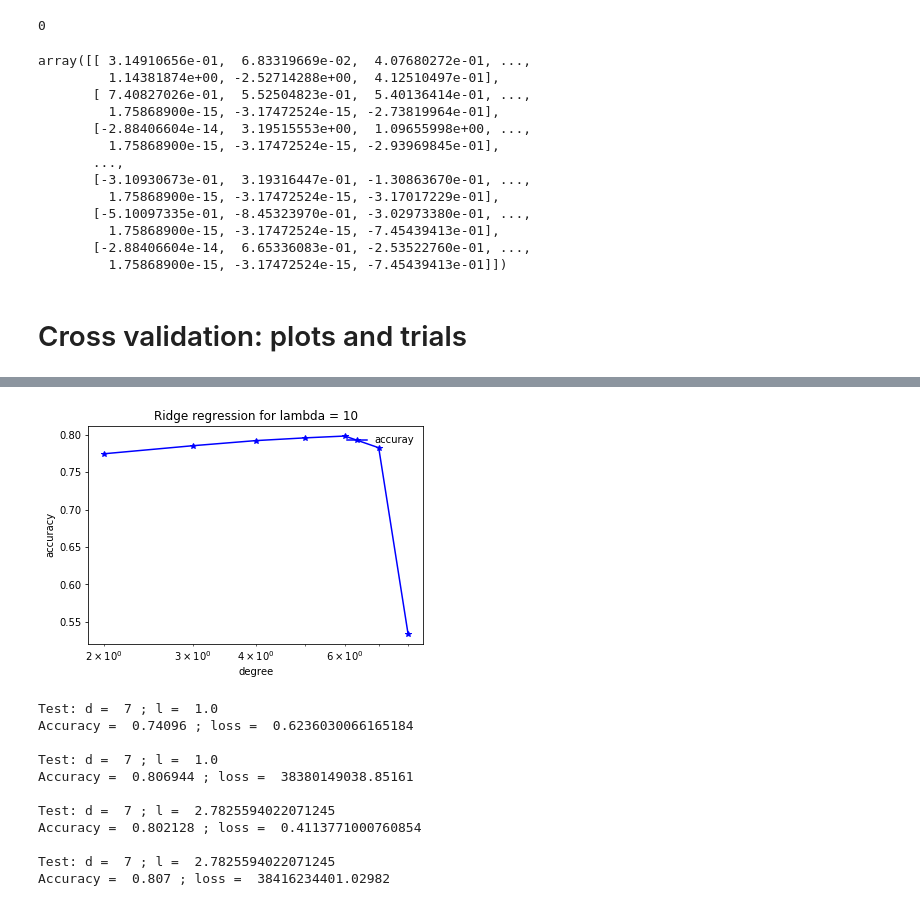
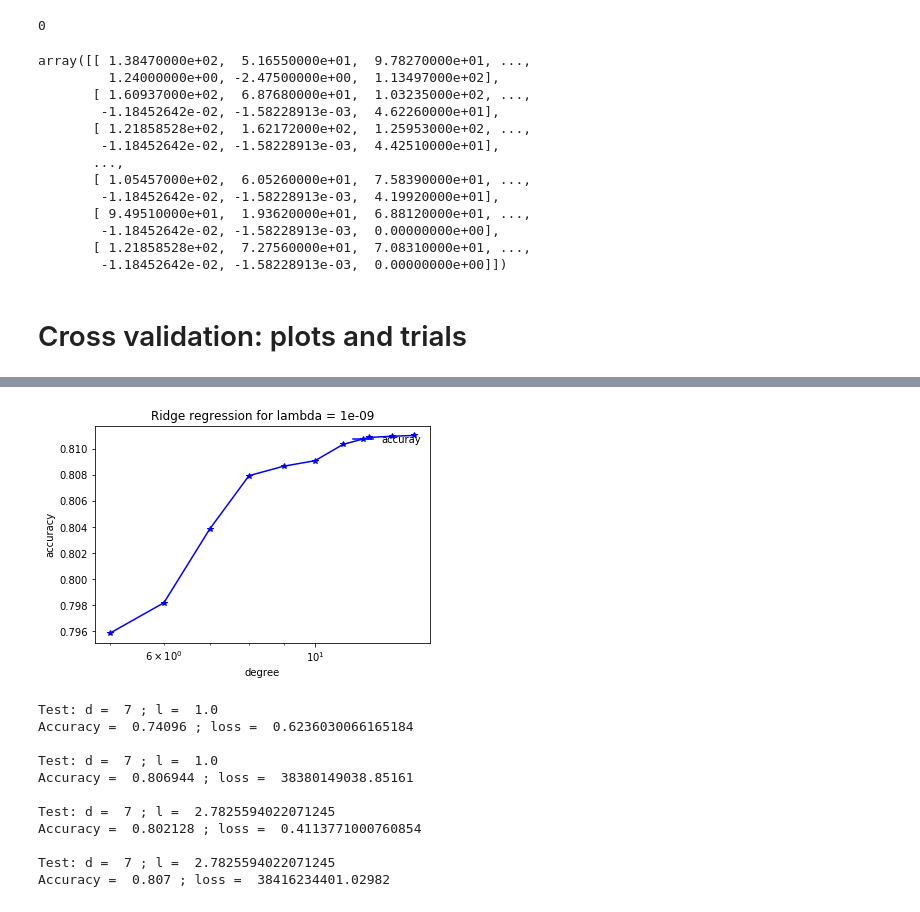
Before and after one commit to mikanikos/Higgs-Boson-Challenge, a Jupyter notebook: project.ipynb, the cells around one changed output, grey strips where cells are left out. Drawn from its saved outputs; the diff is of its cells as text; code cells hidden in the pictures.

```diff
--- a/project.ipynb
+++ b/project.ipynb
@@ -89,26 +99,28 @@ np.count_nonzero(tx_tr == -999)
 # %% [markdown]
 Cleaning data, standardizing and adding constant column
 # %%
-tx_tr, tx_te = process_data(tx_tr, tx_te, y_tr, y_te)
+tx_tr = clean_data(tx_tr)
+tx_te = clean_data(tx_te)
+
 np.count_nonzero(tx_tr == -999)
 # %% [output]
 0
 # %%
 tx_tr
 # %% [output]
-array([[ 3.14910656e-01,  6.83319669e-02,  4.07680272e-01, ...,
-         1.14381874e+00, -2.52714288e+00,  4.12510497e-01],
-       [ 7.40827026e-01,  5.52504823e-01,  5.40136414e-01, ...,
-         1.75868900e-15, -3.17472524e-15, -2.73819964e-01],
-       [-2.88406604e-14,  3.19515553e+00,  1.09655998e+00, ...,
-         1.75868900e-15, -3.17472524e-15, -2.93969845e-01],
+array([[ 1.38470000e+02,  5.16550000e+01,  9.78270000e+01, ...,
+         1.24000000e+00, -2.47500000e+00,  1.13497000e+02],
+       [ 1.60937000e+02,  6.87680000e+01,  1.03235000e+02, ...,
+        -1.18452642e-02, -1.58228913e-03,  4.62260000e+01],
+       [ 1.21858528e+02,  1.62172000e+02,  1.25953000e+02, ...,
+        -1.18452642e-02, -1.58228913e-03,  4.42510000e+01],
        ...,
-       [-3.10930673e-01,  3.19316447e-01, -1.30863670e-01, ...,
-         1.75868900e-15, -3.17472524e-15, -3.17017229e-01],
-       [-5.10097335e-01, -8.45323970e-01, -3.02973380e-01, ...,
-         1.75868900e-15, -3.17472524e-15, -7.45439413e-01],
-       [-2.88406604e-14,  6.65336083e-01, -2.53522760e-01, ...,
-         1.75868900e-15, -3.17472524e-15, -7.45439413e-01]])
+       [ 1.05457000e+02,  6.05260000e+01,  7.58390000e+01, ...,
+        -1.18452642e-02, -1.58228913e-03,  4.19920000e+01],
+       [ 9.49510000e+01,  1.93620000e+01,  6.88120000e+01, ...,
+        -1.18452642e-02, -1.58228913e-03,  0.00000000e+00],
+       [ 1.21858528e+02,  7.27560000e+01,  7.08310000e+01, ...,
+        -1.18452642e-02, -1.58228913e-03,  0.00000000e+00]])
 # %% [markdown]
 # Cross validation: plots and trials
 # %%
@@ -116,11 +128,11 @@ from plots import cross_validation_visualization
 
 def cross_validation_demo():
     seed = 10
-    degree = 7
-    k_fold = 10
-    lambdas = np.logspace(-1, 4, 30)
-    degrees = range(2,9)
-    lambda_= 10
+    degree = 5
+    k_fold = 4
+    lambdas = np.logspace(-9, 4, 30)
+    degrees = range(5,15)
+    lambda_= 1e-09
     # split data in k fold
     k_indices = build_k_indices(y_tr, k_fold, seed)
     # define lists to store the loss of training data and test data
@@ -168,4 +180,4 @@ Accuracy =  0.51728 ; loss =  618.3917096251159
-[figure, old version]
+[figure, new version]
 # %%
 def extended_cross_validation_demo():
     seed = 10
```
Also changed, not shown: parts of 6 cells of this notebook, 4 other files.
